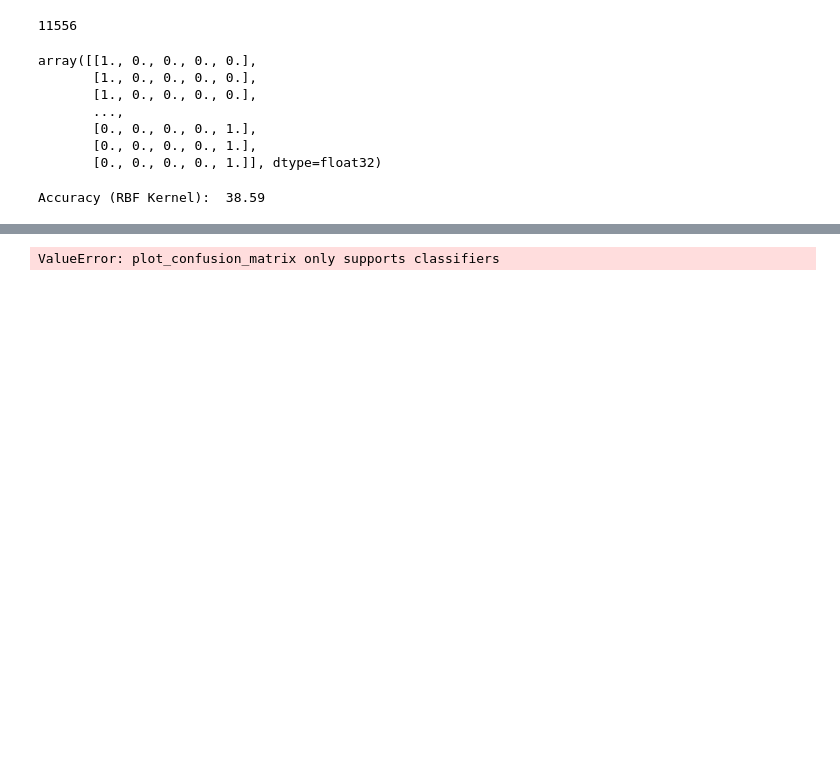
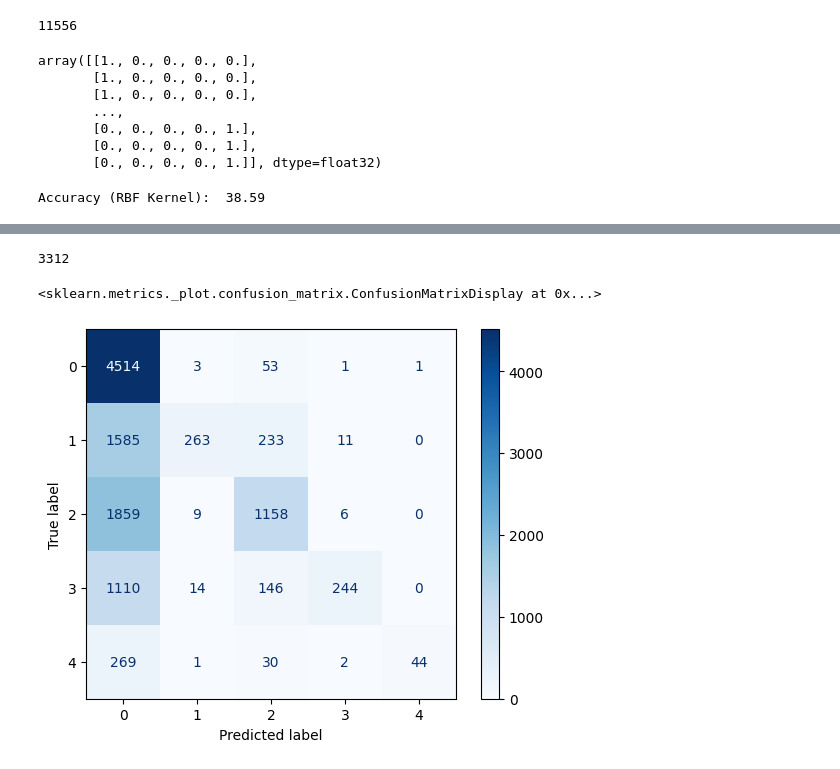
Before and after one commit to dannielHCVieira/PAI_ArthritisDetection, a Jupyter notebook: jupyter/train_model_svm.ipynb, the cells around one changed output, grey strips where cells are left out. Cells and saved outputs as stored; diff of their text form; code cells hidden in the pictures; blank space fills up the shorter version.

```diff
--- a/jupyter/train_model_svm.ipynb
+++ b/jupyter/train_model_svm.ipynb
@@ -308,3 +308,4 @@ Accuracy (RBF Kernel):  38.59
 train_data_np = np.array(train_data_table, dtype=object)
 # %%
 train_labels = np.array(train_labels, dtype=object)
+train_labels_int = train_labels.astype(np.dtype(np.int_))
@@ -311,12 +315,22 @@ train_labels = np.array(train_labels, dtype=object)
 # %%
 # instanciar o modelo XGBoost
-model = XGBClassifiers()
+model = XGBClassifier(n_estimators = 650,
+                      max_depth = 10,
+                      learning_rate = 0.01,
+                      subsample = 1,
+                      random_state = 0
+                     )
 # chamar o fit para o modelo
-history = model.fit(train_data_np, train_labels, verbose=False)
+history = model.fit(train_data_np, train_labels_int, verbose=False)
 # %%
 # fazer previsões em cima do dataset de teste
 predictions = model.predict(test_data_table)
+# %%
+len(test_data_table)
+# %% [output]
+3312
 # %%
-plot_confusion_matrix(model, train_data_table, test_data_table, cmap='Blues')
+plot_confusion_matrix(model, train_data_table, train_labels_int, cmap='Blues')
 # %% [output]
-ValueError: plot_confusion_matrix only supports classifiers
+<sklearn.metrics._plot.confusion_matrix.ConfusionMatrixDisplay at 0x...>
+[figure, added]
```
Also changed, not shown: parts of 2 cells of this notebook.
